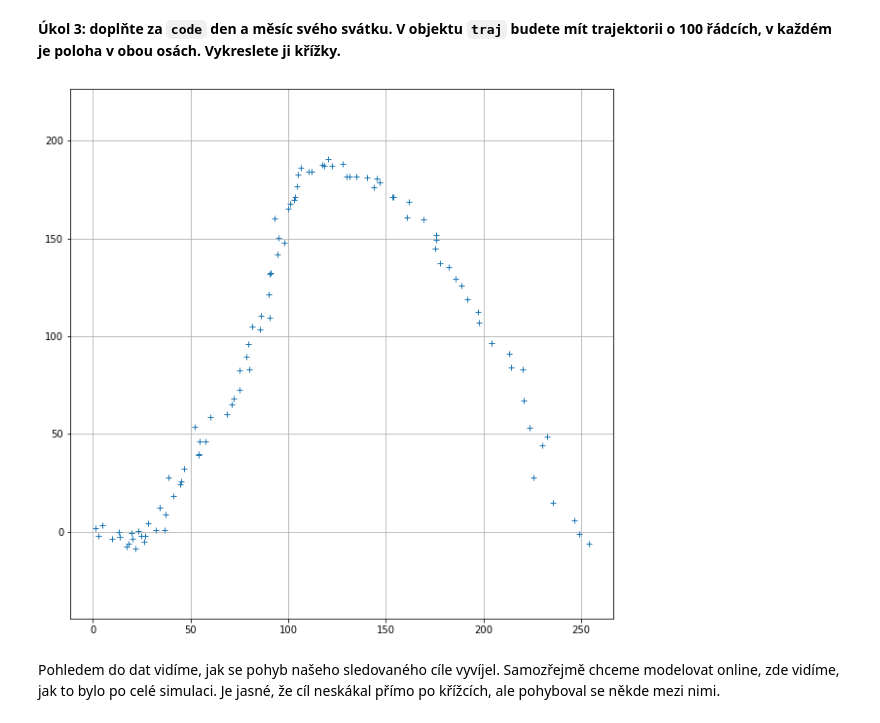
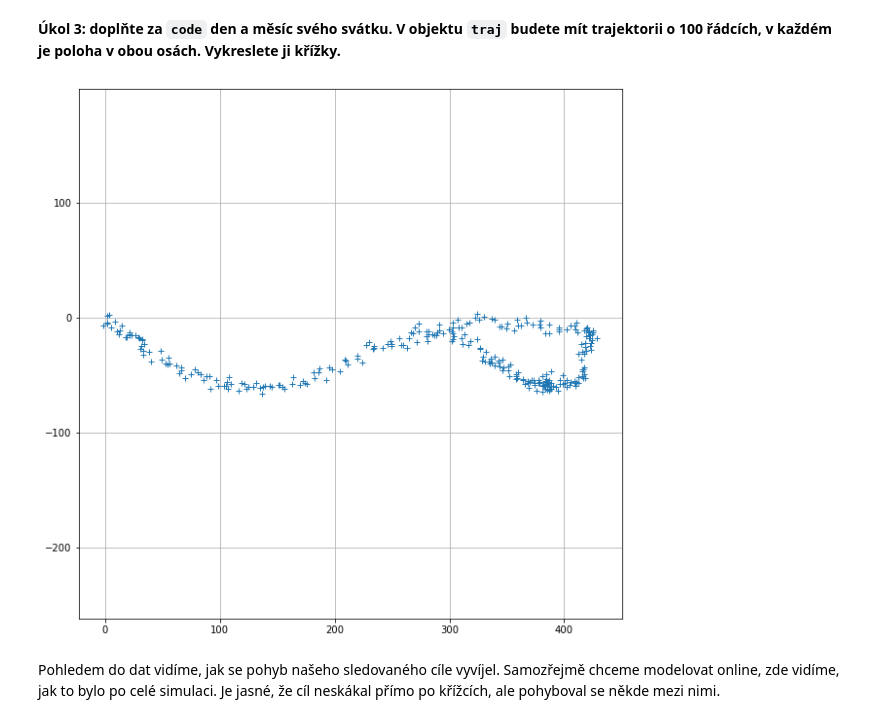
Before and after one commit to TaIos/bml, a Jupyter notebook: cviceni/Kalman-filter-2D-tracking.ipynb, the cells around one changed output. Cells and saved outputs as stored; diff of their text form; code cells hidden in the pictures.

```diff
--- a/cviceni/Kalman-filter-2D-tracking.ipynb
+++ b/cviceni/Kalman-filter-2D-tracking.ipynb
@@ -92,14 +141,14 @@ kde $dt = 1$, $q = .5$, $r=3$.
 # %% [markdown]
 **Úkol 2: dodefinujte proměnné**
 # %%
-q = .5
+q = .25
 dt = 1.
 r = 3.
 A = np.array([[1, 0, dt, 0],
               [0, 1, 0, dt],
               [0, 0, 1,  0],
               [0, 0, 0,  1]])
-Q = q * np.array([[dt**3/3, 0      , dt**2/2, 0      ],
+Q = q**2 * np.array([[dt**3/3, 0      , dt**2/2, 0      ],
                   [0,       dt**3/3, 0,       dt**2/2],
                   [dt**2/2, 0,       dt,      0      ],
                   [0,       dt**2/2, 0,       dt     ]])
@@ -109,14 +158,15 @@ R = r**2 * np.eye(2)
 # %% [markdown]
 **Úkol 3: doplňte za `code` den a měsíc svého svátku. V objektu `traj` budete mít trajektorii o 100 řádcích, v každém je poloha v obou osách. Vykreslete ji křížky.**
 # %%
-code = 810618
-traj = trajectory(code)
+code = 1003
+#traj = trajectory(code)
+traj = trajectory(code, ndat=300, q=q, r=r)
 plt.figure(figsize=(10, 10))
 plt.plot(traj.Y[0,:], traj.Y[1,:], '+')
 plt.axis('equal')
 plt.show()
 # %% [output]
-[figure, old version]
+[figure, new version]
 # %% [markdown]
 Pohledem do dat vidíme, jak se pohyb našeho sledovaného cíle vyvíjel. Samozřejmě chceme modelovat online, zde vidíme, jak to bylo po celé simulaci. Je jasné, že cíl neskákal přímo po křížcích, ale pohyboval se někde mezi nimi.
 # %% [markdown]
```
Also changed, not shown: parts of 7 cells of this notebook.
